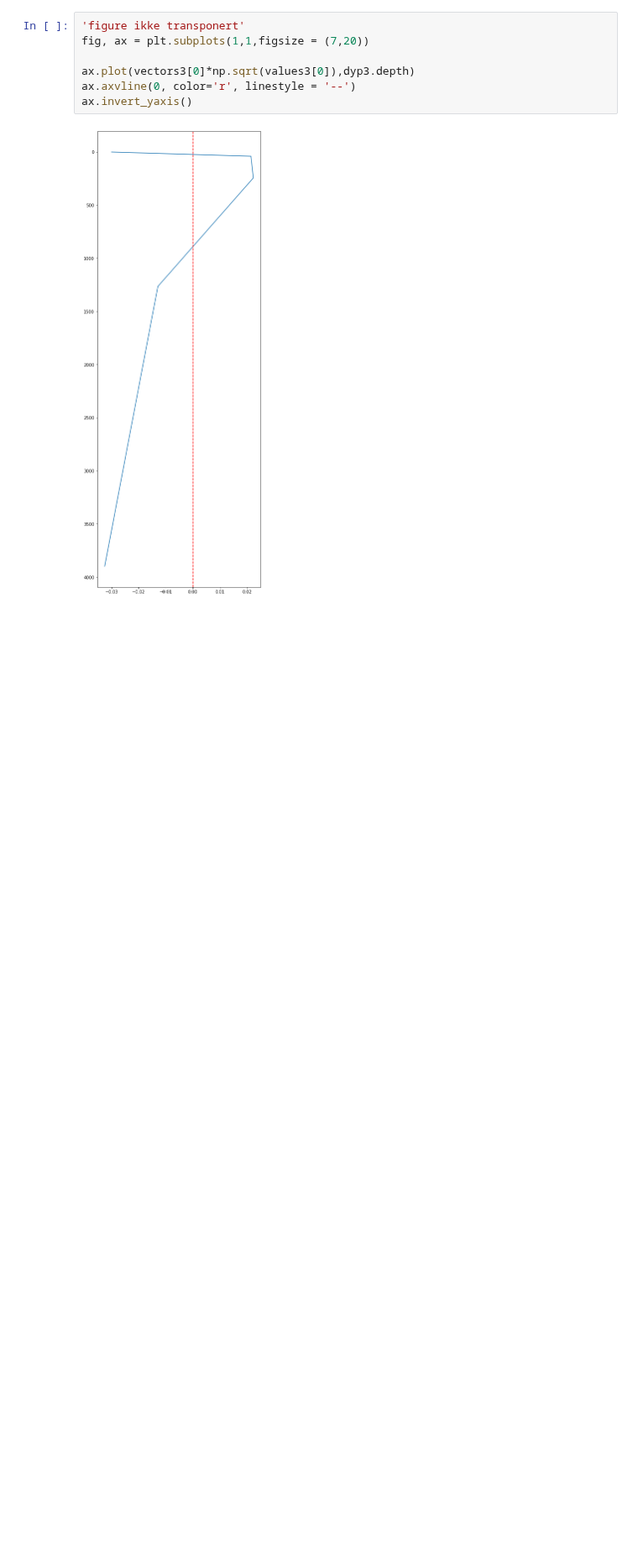
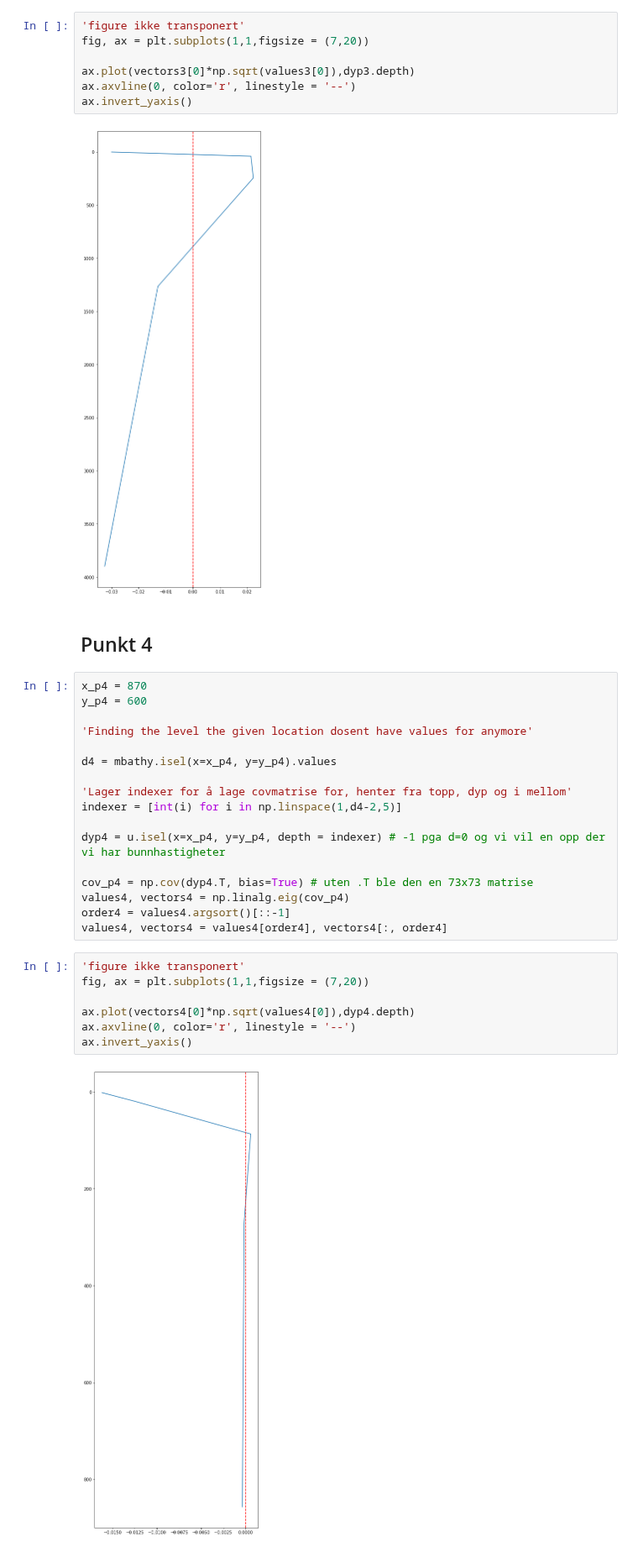
Before and after one commit to kaje2301/Master_2022, a Jupyter notebook: PCz_calculation_II.ipynb, the cells around one changed output. Shown at 84% size. Drawn from its saved outputs; the diff is of its cells as text; blank space fills up the shorter version.

```diff
--- a/PCz_calculation_II.ipynb
+++ b/PCz_calculation_II.ipynb
@@ -288,4 +288,32 @@ ax.axvline(0, color='r', linestyle = '--')
 ax.invert_yaxis()
 # %% [output]
 [figure]
+# %% [markdown]
+## Punkt 4
+# %%
+x_p4 = 870
+y_p4 = 600
+
+'Finding the level the given location dosent have values for anymore'
+
+d4 = mbathy.isel(x=x_p4, y=y_p4).values
+
+'Lager indexer for å lage covmatrise for, henter fra topp, dyp og i mellom'
+indexer = [int(i) for i in np.linspace(1,d4-2,5)]
+
+dyp4 = u.isel(x=x_p4, y=y_p4, depth = indexer) # -1 pga d=0 og vi vil en opp der vi har bunnhastigheter
+
+cov_p4 = np.cov(dyp4.T, bias=True) # uten .T ble den en 73x73 matrise
+values4, vectors4 = np.linalg.eig(cov_p4)
+order4 = values4.argsort()[::-1]
+values4, vectors4 = values4[order4], vectors4[:, order4]
+# %%
+'figure ikke transponert'
+fig, ax = plt.subplots(1,1,figsize = (7,20))
+
+ax.plot(vectors4[0]*np.sqrt(values4[0]),dyp4.depth)
+ax.axvline(0, color='r', linestyle = '--')
+ax.invert_yaxis()
+# %% [output]
+[figure, added]
 # %%
```
Also changed, not shown: parts of 2 cells of this notebook.
